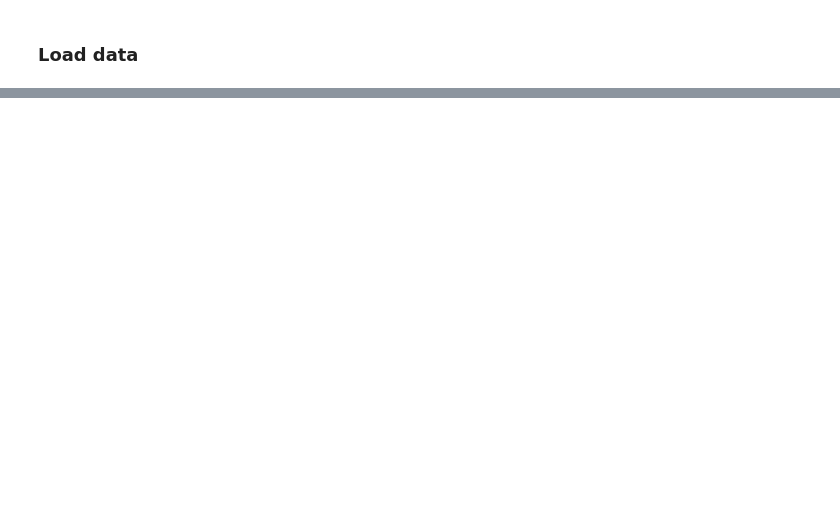
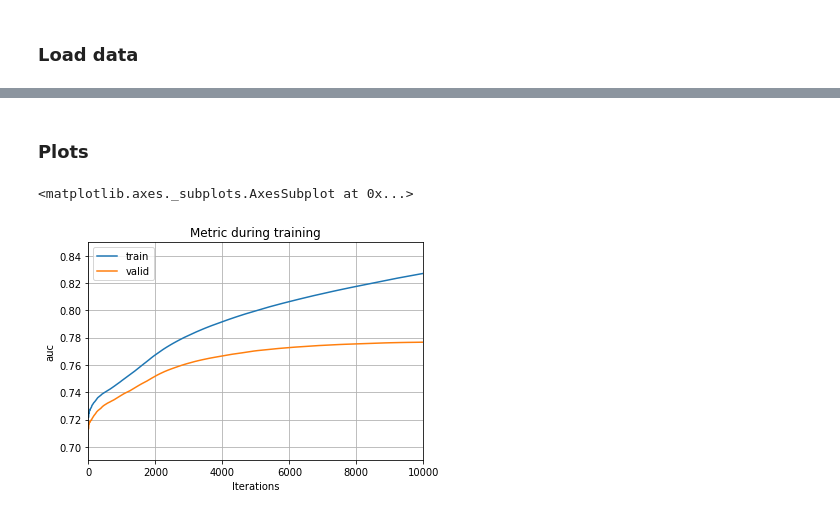
Before and after one commit to astelmashenko/ndml_capstone, a Jupyter notebook: Lightgbm.ipynb, the cells around one changed output, grey strips where cells are left out. Cells and saved outputs as stored; diff of their text form; code cells hidden in the pictures; blank space fills up the shorter version.

```diff
--- a/Lightgbm.ipynb
+++ b/Lightgbm.ipynb
@@ -44,3 +49,8 @@ train = train.drop(columns=['SK_ID_CURR', 'TARGET'])
+# %%
+targets = train[['TARGET']]
+
+train_ids = train['SK_ID_CURR']
+train = train.drop(columns=['SK_ID_CURR', 'TARGET'])
 # %%
 test_ids = test['SK_ID_CURR']
 test = test.drop(columns=['SK_ID_CURR'])
@@ -60,0 +76,6 @@ test_features = np.array(test)
+# %%
+cat_features = train.select_dtypes('object').columns.tolist()
+# %%
+for col in cat_features:
+    train[col] = train[col].astype('category')
+    test[col] = test[col].astype('category')
@@ -61,4 +155,6 @@ test_features = np.array(test)
 # %%
+features = np.array(train)
+test_features = np.array(test)
 k_fold = StratifiedKFold(n_splits=5, shuffle=True, random_state=42)
 
 valid_scores = []
@@ -66,10 +162,16 @@ train_scores = []
 test_predictions = np.zeros(test_features.shape[0])
 
 for train_indices, valid_indices in k_fold.split(features, targets):
+    # Numpy version
     # Training data for the fold
-    train_features, train_labels = features[train_indices], targets[train_indices]
+    #train_features, train_labels = features[train_indices], targets[train_indices]
     # Validation data for the fold
-    valid_features, valid_labels = features[valid_indices], targets[valid_indices]
+    #valid_features, valid_labels = features[valid_indices], targets[valid_indices]
+
+    # DataFrame version
+    train_features, train_labels = train.iloc[train_indices], targets[train_indices]
+    valid_features, valid_labels = train.iloc[valid_indices], targets[valid_indices]
+    test_features = test
 
     # d_train = lightgbm.Dataset(train_features, label=train_labels)
     # d_valid = lightgbm.Dataset(valid_features, label=valid_labels)
@@ -78,11 +180,12 @@ for train_indices, valid_indices in k_fold.split(features, targets):
     # The ‘balanced’ mode uses the values of y to automatically adjust weights inversely proportional
     # to class frequencies in the input data as n_samples / (n_classes * np.bincount(y))
     model = lightgbm.LGBMClassifier(n_estimators=10000, objective='binary',
-                                   class_weight='balanced', learning_rate=0.001,
-                                   reg_alpha=0.3, reg_lambda=0.3,
-                                   subsample=0.8, n_jobs=6, random_state=4242)
+                                    class_weight='balanced', learning_rate=0.0003,
+                                    num_leaves=31, max_depth=-1,
+                                    reg_alpha=3, reg_lambda=5,
+                                    subsample=0.8, n_jobs=6, random_state=4242)
 
-    model.fit(train_features, train_labels, eval_metric='auc',
+    model.fit(train_features, train_labels, eval_metric='auc', categorical_feature=cat_features,
                   eval_set=[(valid_features, valid_labels), (train_features, train_labels)],
                   eval_names=['valid', 'train'], early_stopping_rounds=100, verbose=100)
 
@@ -97,0 +219,7 @@ for train_indices, valid_indices in k_fold.split(features, targets):
+# %% [markdown]
+### Plots
+# %%
+lightgbm.plot_metric(model)
+# %% [output]
+<matplotlib.axes._subplots.AxesSubplot at 0x...>
+[figure, added]
```
Also changed, not shown: parts of 25 cells of this notebook, 7 other files.
